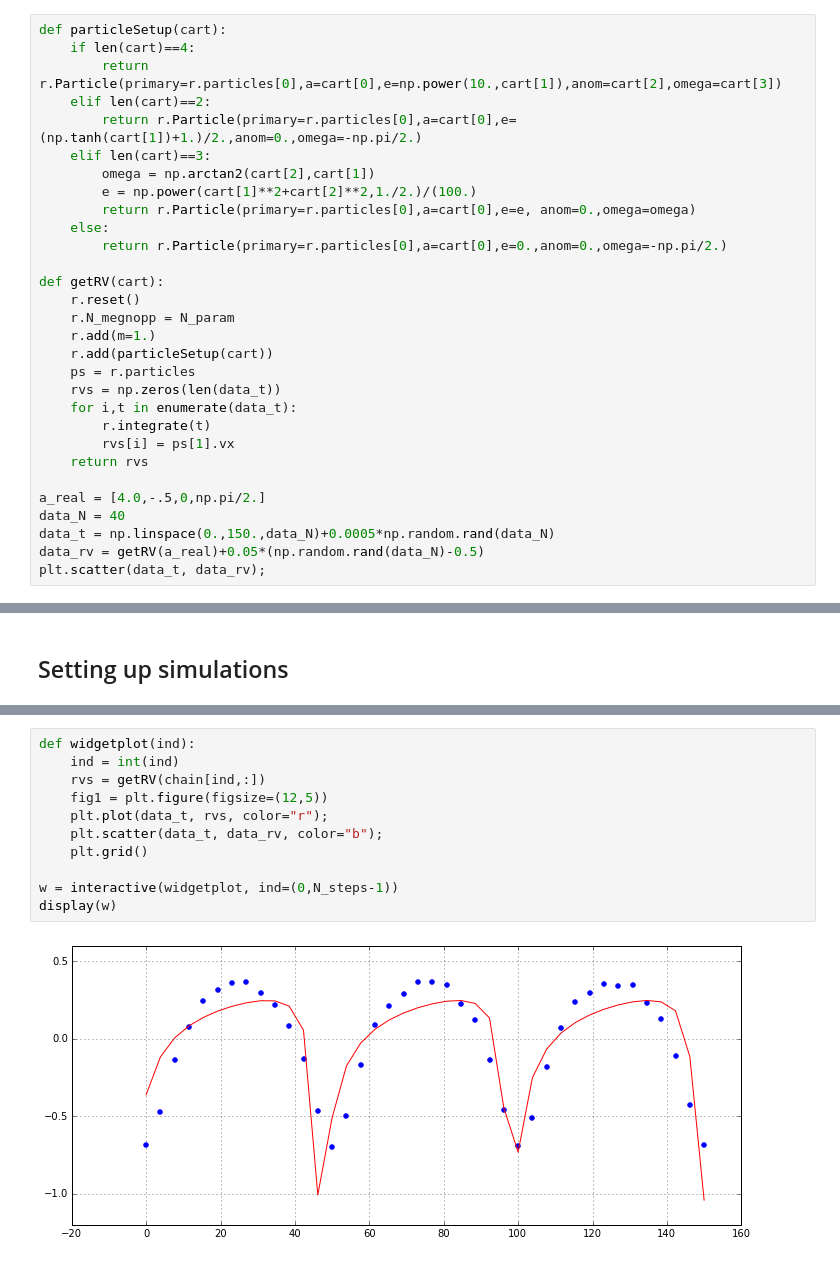
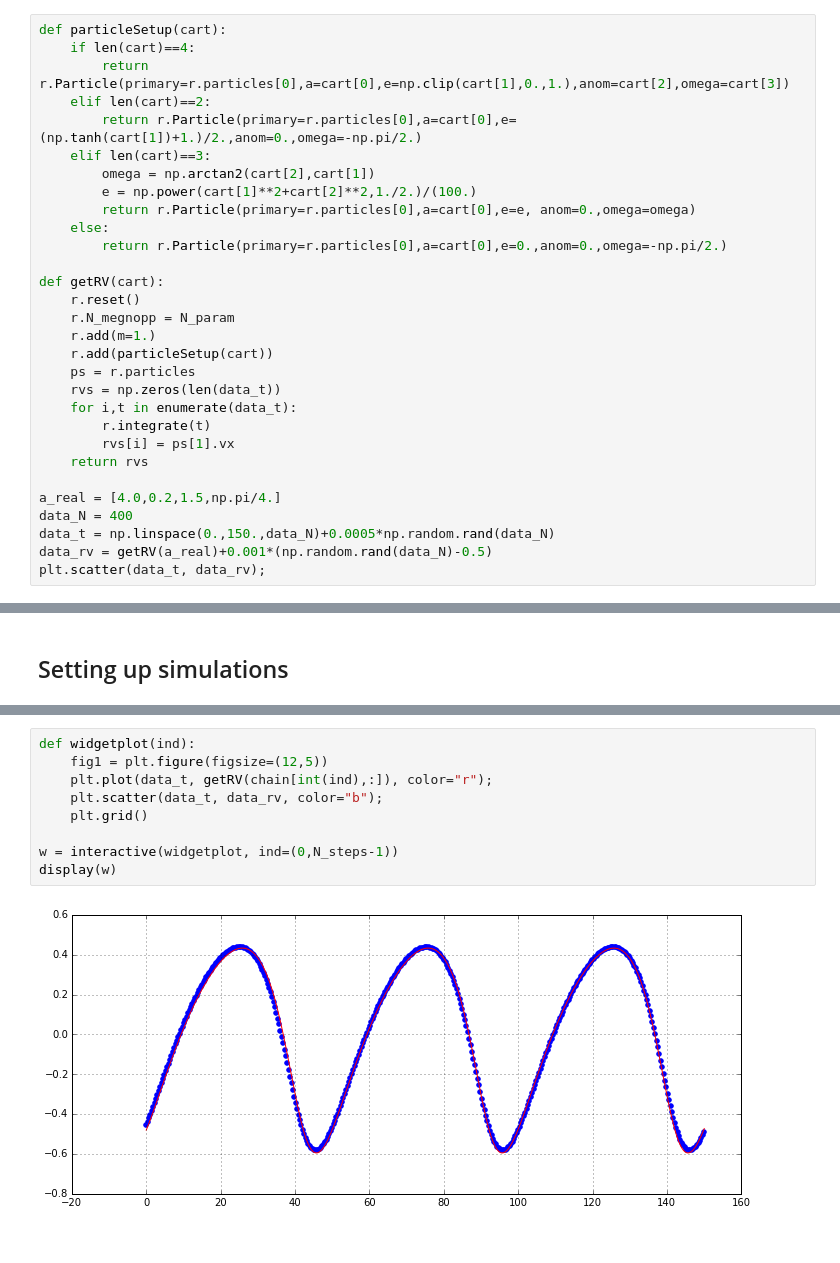
Before and after one commit to toni88x/rebound, a Jupyter notebook: python_examples/LangevinMCMC-2nd-logp-proposal.ipynb, the cells around one changed output, grey strips where cells are left out. Drawn from its saved outputs; the diff is of its cells as text.

```diff
--- a/python_examples/LangevinMCMC-2nd-logp-proposal.ipynb
+++ b/python_examples/LangevinMCMC-2nd-logp-proposal.ipynb
@@ -21,7 +21,7 @@ Simulation time:        0.000000
 # %%
 def particleSetup(cart):
     if len(cart)==4:
-        return r.Particle(primary=r.particles[0],a=cart[0],e=np.power(10.,cart[1]),anom=cart[2],omega=cart[3])
+        return r.Particle(primary=r.particles[0],a=cart[0],e=np.clip(cart[1],0.,1.),anom=cart[2],omega=cart[3])
     elif len(cart)==2:
         return r.Particle(primary=r.particles[0],a=cart[0],e=(np.tanh(cart[1])+1.)/2.,anom=0.,omega=-np.pi/2.)
     elif len(cart)==3:
@@ -43,9 +43,9 @@ def getRV(cart):
         rvs[i] = ps[1].vx
     return rvs
 
-a_real = [4.0,-.5,0,np.pi/2.]
-data_N = 40
+a_real = [4.0,0.2,1.5,np.pi/4.]
+data_N = 400
 data_t = np.linspace(0.,150.,data_N)+0.0005*np.random.rand(data_N)
-data_rv = getRV(a_real)+0.05*(np.random.rand(data_N)-0.5)
+data_rv = getRV(a_real)+0.001*(np.random.rand(data_N)-0.5)
 plt.scatter(data_t, data_rv);
 # %% [output]
@@ -266,13 +233,11 @@ for i in range(N_param):
 # %%
 def widgetplot(ind):
-    ind = int(ind)
-    rvs = getRV(chain[ind,:])
     fig1 = plt.figure(figsize=(12,5))
-    plt.plot(data_t, rvs, color="r");
+    plt.plot(data_t, getRV(chain[int(ind),:]), color="r");
     plt.scatter(data_t, data_rv, color="b");
     plt.grid()
 
 w = interactive(widgetplot, ind=(0,N_steps-1))
 display(w)
 # %% [output]
-[figure, old version]
+[figure, new version]
```
Also changed, not shown: parts of 3 cells of this notebook.
